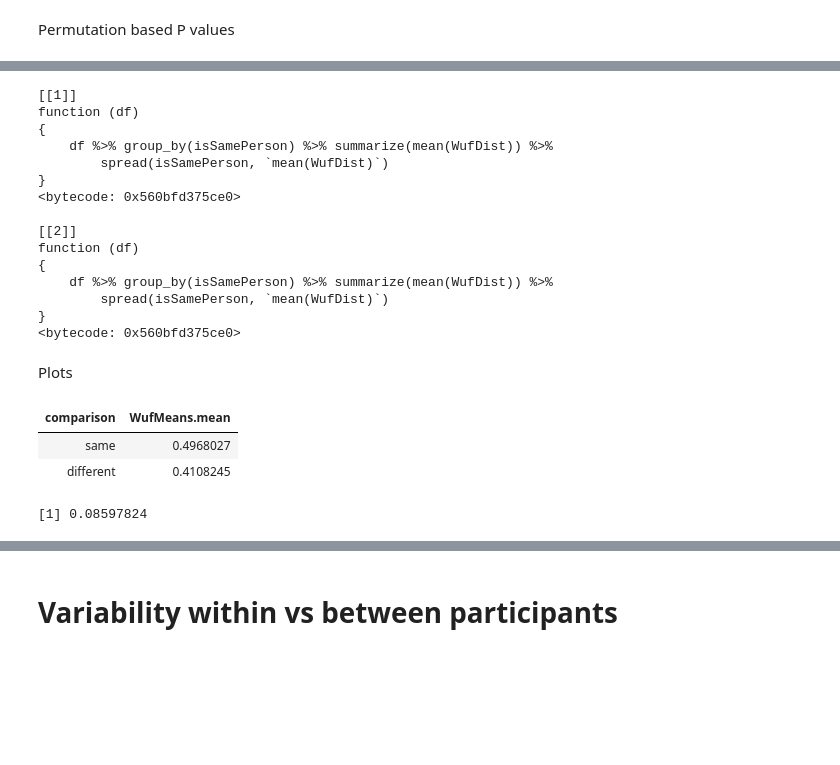
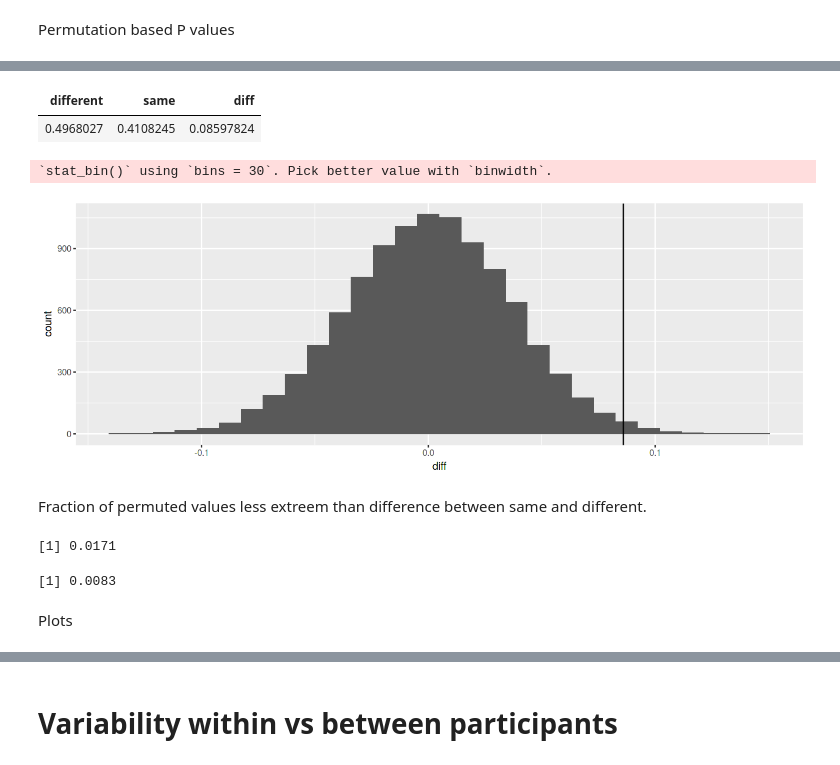
Before and after one commit to cramjaco/Nyvac_096_Microbiome, a Jupyter notebook: Mar2018_096.ipynb, the cells around one changed output, grey strips where cells are left out. Cells and saved outputs as stored; diff of their text form; code cells hidden in the pictures; blank space fills up the shorter version.

```diff
--- a/Mar2018_096.ipynb
+++ b/Mar2018_096.ipynb
@@ -1041,29 +1049,27 @@ mean_of_is_same(test)
-# %%
-PermWufDist %>% mutate(meanvals = map(perm, ~mean_of_is_same)) %>% pull(meanvals)
-# %% [output]
-[[1]]
-function (df)
-{
-    df %>% group_by(isSamePerson) %>% summarize(mean(WufDist)) %>%
-        spread(isSamePerson, `mean(WufDist)`)
-}
-<bytecode: 0x560bfd375ce0>
-
-[[2]]
-function (df)
-{
-    df %>% group_by(isSamePerson) %>% summarize(mean(WufDist)) %>%
-        spread(isSamePerson, `mean(WufDist)`)
-}
-<bytecode: 0x560bfd375ce0>
+# %%
+SameAndDiff
+# %% [output]
+| different | same | diff |
+| 0.4968027 | 0.4108245 | 0.08597824 |
+# %%
+permutedMeans <- PermWufDist %>% mutate(meanvals = map(perm, mean_of_is_same)) %>% dplyr::select(meanvals) %>% unnest %>%
+rename(different = `FALSE`, same = `TRUE`) %>%
+mutate(diff = different - same, absdif = abs(diff)) %>%
+mutate(isExtreme = absdif >= SameAndDiff$diff, isExtreme1Tail = diff >= SameAndDiff$diff)
+#permutedMeans %>% ggplot(aes(x = diff)) + geom_histogram() + geom_vline(xintercept = SameAndDiff$diff)
+# %%
+permutedMeans %>% ggplot(aes(x = diff)) + geom_histogram() + geom_vline(xintercept = SameAndDiff$diff)
+# %% [output]
+`stat_bin()` using `bins = 30`. Pick better value with `binwidth`.
+[figure, added]
+# %% [markdown]
+Fraction of permuted values less extreem than difference between same and different.
+# %%
+#permutedMeans %>% mutate(isExtreme = absdif >= SameAndDiff$diff)
+sum(permutedMeans$isExtreme) / length(permutedMeans$isExtreme)
+sum(permutedMeans$isExtreme1Tail) / length(permutedMeans$isExtreme1Tail)
+# %% [output]
+[1] 0.0171
+[1] 0.0083
 # %% [markdown]
 Plots
-# %%
-SameAndDiff <- data.frame(comparison = c("same", "different"), WufMeans$mean)
-SameAndDiff
-SameAndDiff[1,2] - SameAndDiff[2,2] # Difference in weighted unifrac dissimilarity between same and different partcipants
-# %% [output]
-| comparison | WufMeans.mean |
-| same | 0.4968027 |
-| different | 0.4108245 |
-[1] 0.08597824
```
Also changed, not shown: parts of 9 cells of this notebook.
